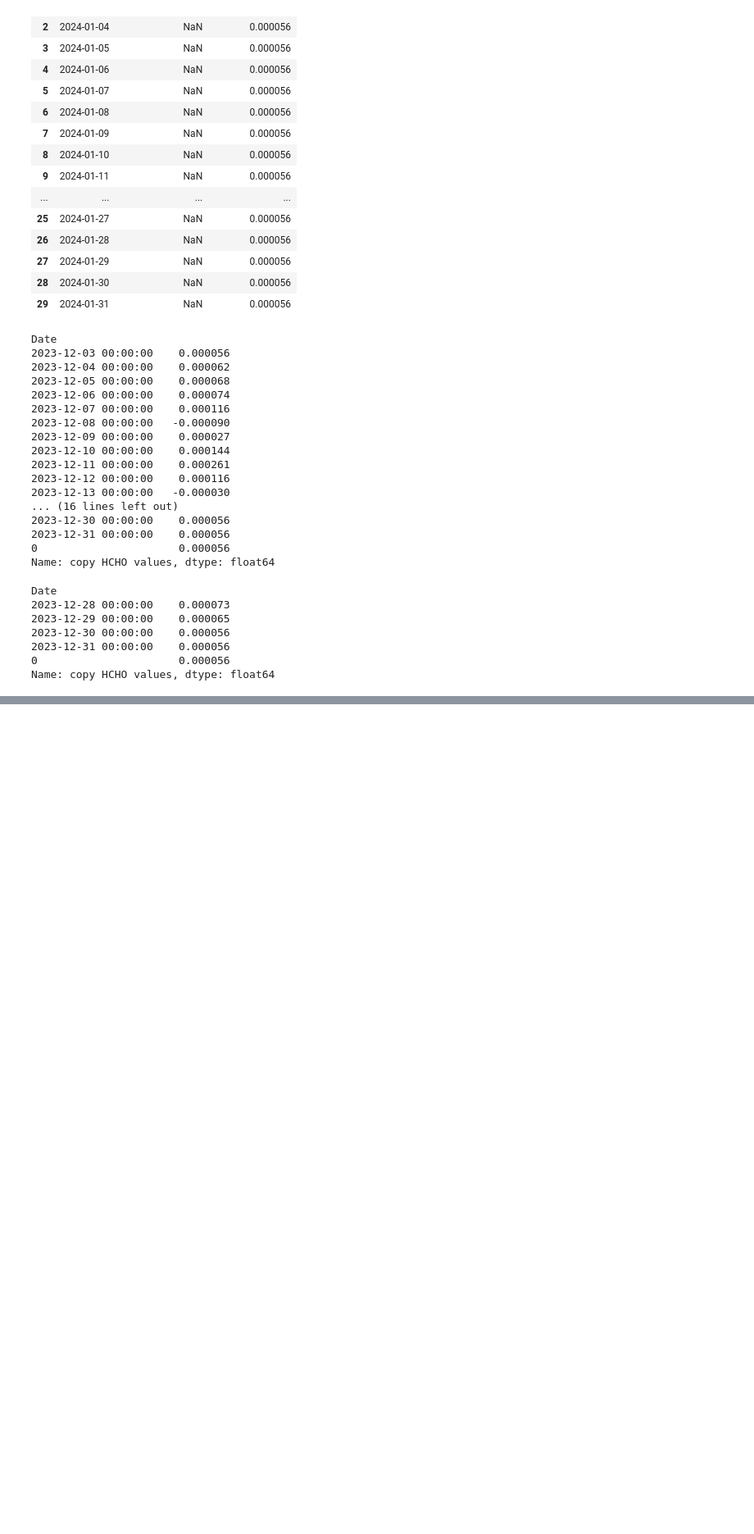
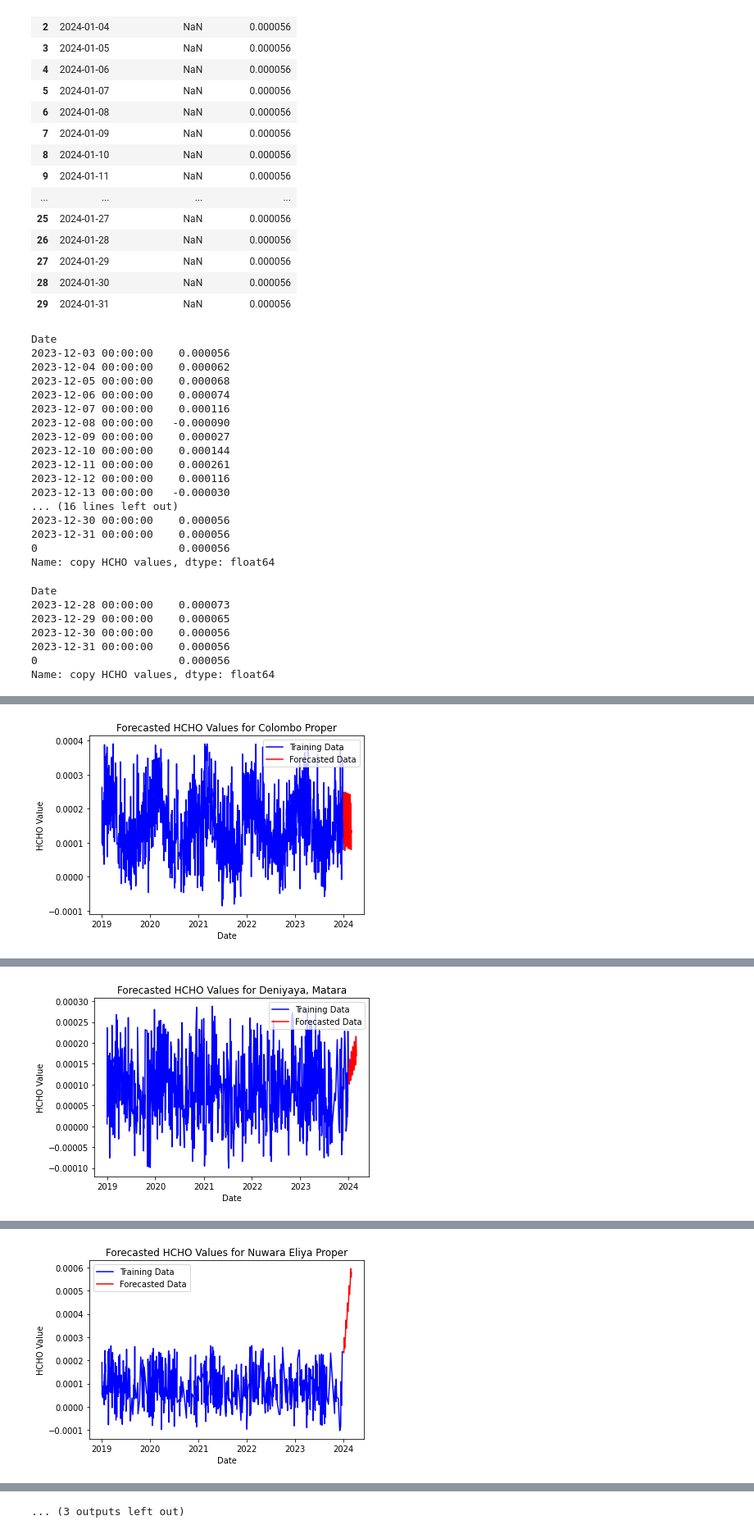
Before and after one commit to Praveen-Rajes/Analyzing-HCHO-Gas-Levels-in-Sri-Lanka-ARIMA, a Jupyter notebook: Data_Preprocessing.ipynb, the cells around one changed output, grey strips where cells are left out. Shown at 82% size. Drawn from its saved outputs; the diff is of its cells as text; code cells hidden in the pictures; blank space fills up the shorter version.

```diff
--- a/Data_Preprocessing.ipynb
+++ b/Data_Preprocessing.ipynb
@@ -865,0 +997,16 @@ forecast_df['copy HCHO values'].plot()
+# %%
+import warnings
+warnings.filterwarnings("ignore") # specify to ignore warning messages
+
+for param in pdq:
+    for param_seasonal in seasonal_pdq:
+        try:
+            model = sm.tsa.statespace.SARIMAX(Nuwara_Eliya_df['HCHO Value'],
+                                              order=param,
+                                              seasonal_order=param_seasonal,
+                                              enforce_stationarity=False,
+                                              enforce_invertibility=False)
+            results = model.fit()
+            print(f'ARIMA{param}x{param_seasonal}12 - AIC:{results.aic}')
+        except:
+            continue
@@ -865,0 +1031,50 @@ forecast_df['copy HCHO values'].plot()
+# %%
+def forecast_location(df, location):
+    # Create an empty DataFrame to store the forecasted values
+    forecast_df = pd.DataFrame(columns=['Date', 'HCHO Value'])
+
+    # Import today's date
+    todays_date = datetime(2024, 1, 1)
+
+    # Define the order and seasonal_order for the SARIMA model
+    order = (1, 1, 1)
+    seasonal_order = (1, 1, 1, 12)  # Example seasonal order with a yearly seasonality
+
+    # Fit SARIMA model
+    model = SARIMAX(df['HCHO Value'], order=order, seasonal_order=seasonal_order)
+    results = model.fit()
+
+    # Display the model summary
+    print(results.summary())
+
+    # Forecast for 30 days from today's date
+    forecast_steps = 60
+    forecast_values = results.forecast(steps=forecast_steps)
+
+    # Print the predicted values for the next 30 days and add them to the forecast DataFrame
+    for i in range(forecast_steps):
+        prediction_date = todays_date + pd.Timedelta(days=i + 1)  # Adjust for starting from tomorrow
+        print(f"{prediction_date}: {forecast_values.iloc[i]}")
+        forecast_df = forecast_df.append({'Date': prediction_date, 'HCHO Value': forecast_values.iloc[i]}, ignore_index=True)
+
+    # Display the forecast DataFrame
+    print(forecast_df)
+
+    # Plot the training and forecasted values on the same plot
+    plt.plot(df.index, df['HCHO Value'], label='Training Data', color='blue')
+    plt.plot(forecast_df['Date'], forecast_df['HCHO Value'], label='Forecasted Data', color='red')
+    plt.title(f"Forecasted HCHO Values for {location}")
+    plt.xlabel("Date")
+    plt.ylabel("HCHO Value")
+    plt.legend()
+    plt.show()
+
+    return forecast_df
+forecast_location(colombo_df, 'Colombo Proper')
+forecast_location(Deniyaya_df, 'Deniyaya, Matara')
+forecast_location(Nuwara_Eliya_df, 'Nuwara Eliya Proper')
+forecast_location(Kandy_df, 'Kandy Proper')
+forecast_location(Bibile_df, 'Bibile, Monaragala')
+forecast_location(Kurunegala_df, 'Kurunegala Proper')
+forecast_location(Jaffna_df, 'Jaffna Proper')
+# %% [output]
@@ -865,0 +1098 @@ forecast_df['copy HCHO values'].plot()
+[figure, added]
@@ -865,0 +1116 @@ forecast_df['copy HCHO values'].plot()
+[figure, added]
@@ -865,0 +1134 @@ forecast_df['copy HCHO values'].plot()
+[figure, added]
@@ -866,3 +1189,4 @@ forecast_df['copy HCHO values'].plot()
+... (3 outputs left out)
 # %%
 #creating SARIMAX to forcast values upto 2024/01/31 for each location
 
```
Also changed, not shown: parts of 36 cells of this notebook.
